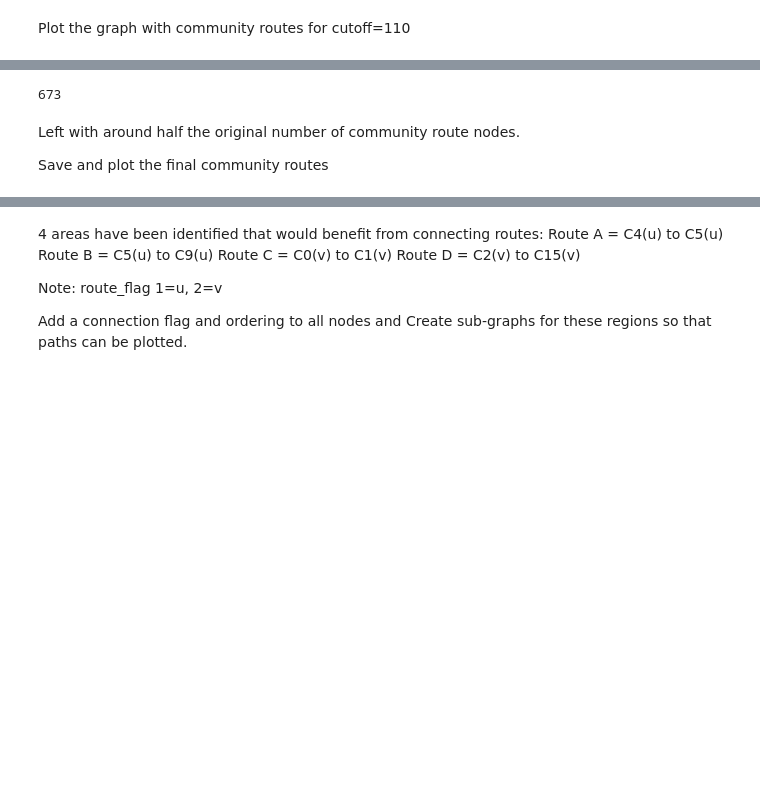
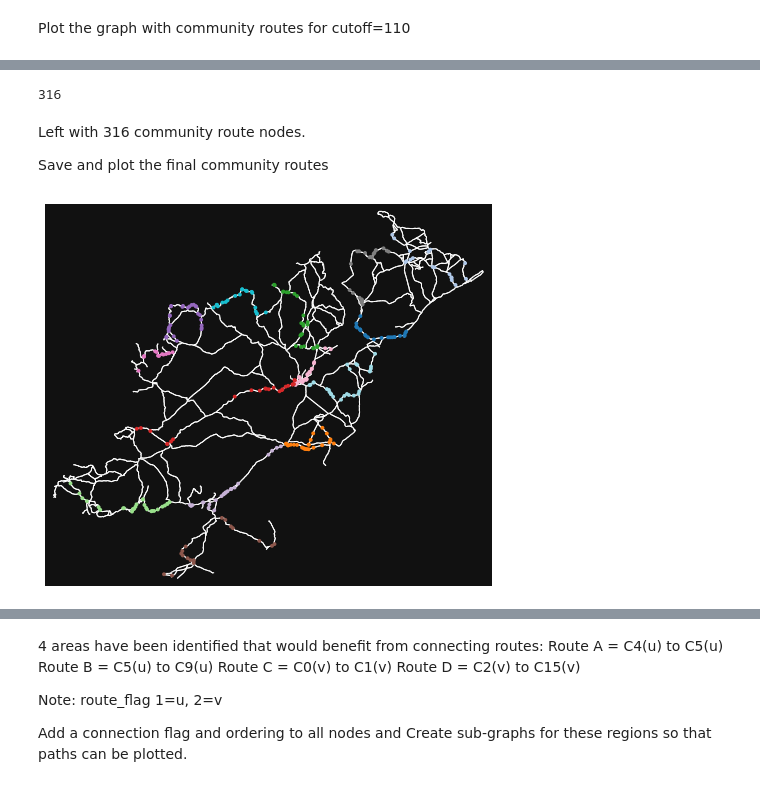
Before and after one commit to ancodia/donegal-bus-routes, a Jupyter notebook: route_planning/notebooks/route_pathfinding.ipynb, the cells around one changed output, grey strips where cells are left out. Cells and saved outputs as stored; diff of their text form; code cells hidden in the pictures; blank space fills up the shorter version.

```diff
--- a/route_planning/notebooks/route_pathfinding.ipynb
+++ b/route_planning/notebooks/route_pathfinding.ipynb
@@ -241,21 +251,23 @@ This list of nodes will then be used to remove community_route flag from those n
 # %%
-degrees = dict(list(G_110cutoff.degree()))
-max_degrees = max(degrees.values())
 weighted_degrees = dict(list(G_110cutoff.degree(weight="weight")))
 
-no_population_nodes = [k for k, v in weighted_degrees.items() if v <= max_degrees]
+low_population_nodes = [k for k, v in weighted_degrees.items() if v < 150]
 # %%
 # Set community_route=False for all those nodes
-for node in no_population_nodes:
+for node in low_population_nodes:
     G_110cutoff.nodes[node]["community_route"] = False
 community_route_nodes = [x for x,y in G_110cutoff.nodes(data=True) if y["community_route"]]
 len(community_route_nodes)
 # %% [output]
-673
+316
 # %% [markdown]
-Left with around half the original number of community route nodes.
+Left with 316 community route nodes.
 
 Save and plot the final community routes
+# %%
+helper.plot_community_bus_routes(G_110cutoff)
+# %% [output]
+[figure, added]
 # %%
 ox.save_graphml(G_110cutoff, filepath=f"{config.rp_graphml_path}/community_routes_cutoff110.graphml")
 # %%
```
Also changed, not shown: parts of 15 cells of this notebook, 5 other files.
